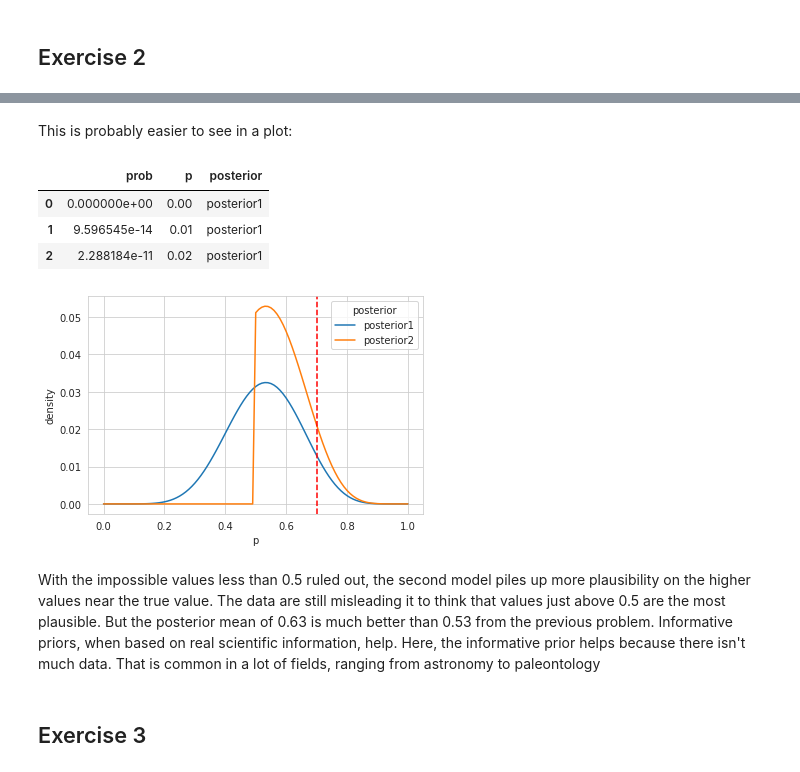
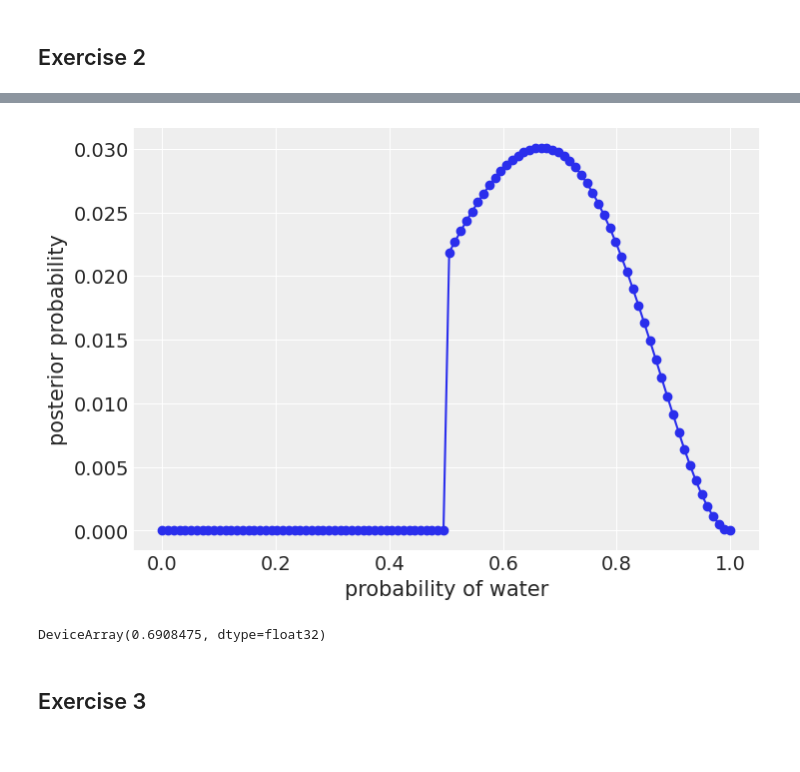
Before and after one commit to robom/statrethink-course-numpyro-2019, a Jupyter notebook: statrethink_numpyro_w01.ipynb, the cells around one changed output, grey strips where cells are left out. Saved outputs shown, nothing was run; the diff lists cells and outputs as text; code cells hidden in the pictures.

```diff
--- a/statrethink_numpyro_w01.ipynb
+++ b/statrethink_numpyro_w01.ipynb
@@ -189,29 +91,26 @@ round(np.quantile(samples.prob.values, 0.005), 2), round(np.quantile(samples.pro
-# %% [markdown]
-This is probably easier to see in a plot:
-# %%
-# some data wrangling to prepate the plot
-aux = pd.DataFrame(posterior_1).rename({0:'prob'}, axis=1)
-aux['p'] = aux.index/100
-aux['posterior'] = 'posterior1'
-
-aux2 = pd.DataFrame(posterior_2).rename({0:'prob'}, axis=1)
-aux2['p'] = aux2.index/100
-aux2['posterior'] = 'posterior2'
-
-aux = pd.concat([aux, aux2], axis=0)
-aux.head(3)
-# %% [output]
-|  | prob | p | posterior |
-| 0 | 0.000000e+00 | 0.00 | posterior1 |
-| 1 | 9.596545e-14 | 0.01 | posterior1 |
-| 2 | 2.288184e-11 | 0.02 | posterior1 |
-# %%
-g = sns.lineplot(data=aux, x='p', y='prob', hue='posterior')
-g.set(xlabel='p', ylabel='density')
-g.axvline(0.7, ls='--', c='r');
-# %% [output]
-[figure, removed]
-# %% [markdown]
-With the impossible values less than 0.5 ruled out, the second model piles up more plausibility on the higher values near the true value. The data are
-still misleading it to think that values just above 0.5 are the most plausible. But the posterior mean of 0.63 is much better than 0.53 from the previous
-problem. Informative priors, when based on real scientific information, help. Here, the informative prior helps because there isn't much data. That is common in a lot of fields, ranging from astronomy to paleontology
+# %%
+water = 4
+land = 2
+grid_size = 100
+
+# define grid
+p_grid = jnp.linspace(start=0, stop=1, num=grid_size)
+
+# define prior
+new_prior = p_grid > 0.5
+
+# compute likelihood at each value in grid
+likelihood = jnp.exp(dist.Binomial(total_count=water+land, probs=p_grid).log_prob(water))
+
+# compute product of likelihood and prior
+unstd_posterior_new = likelihood * new_prior
+
+# standardize the posterior, so it sums to 1
+posterior_new = unstd_posterior_new / jnp.sum(unstd_posterior_new)
+# %%
+plt.plot(p_grid, posterior_new, "-o")
+plt.xlabel("probability of water")
+plt.ylabel("posterior probability")
+plt.show()
+# %% [output]
+[figure, added]
@@ -218,2 +119,6 @@ problem. Informative priors, when based on real scientific information, help. He
+# %%
+jnp.mean(samples_new)
+# %% [output]
+DeviceArray(0.6908475, dtype=float32)
 # %% [markdown]
 ## Exercise 3
```
Also changed, not shown: parts of 72 cells of this notebook.
